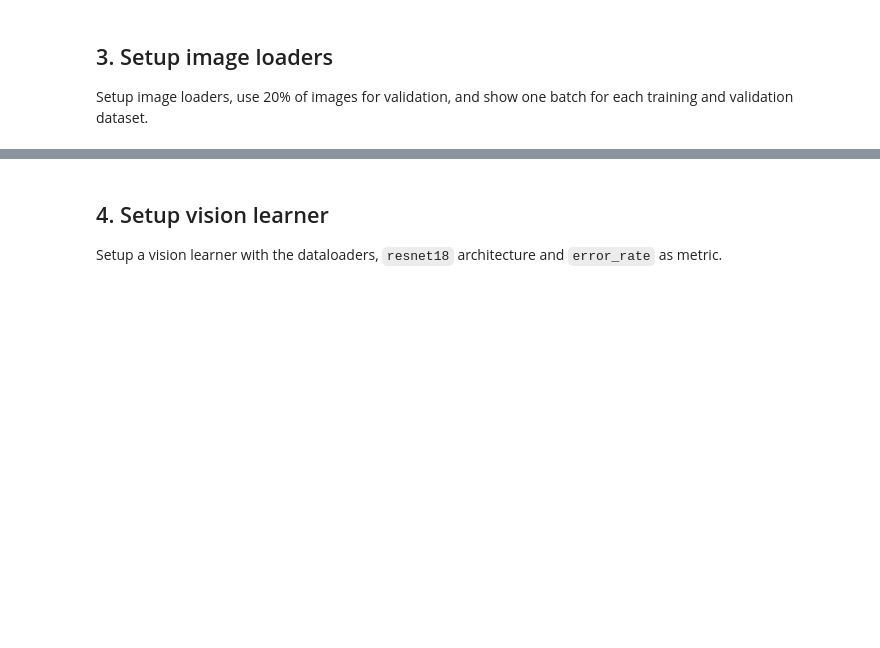
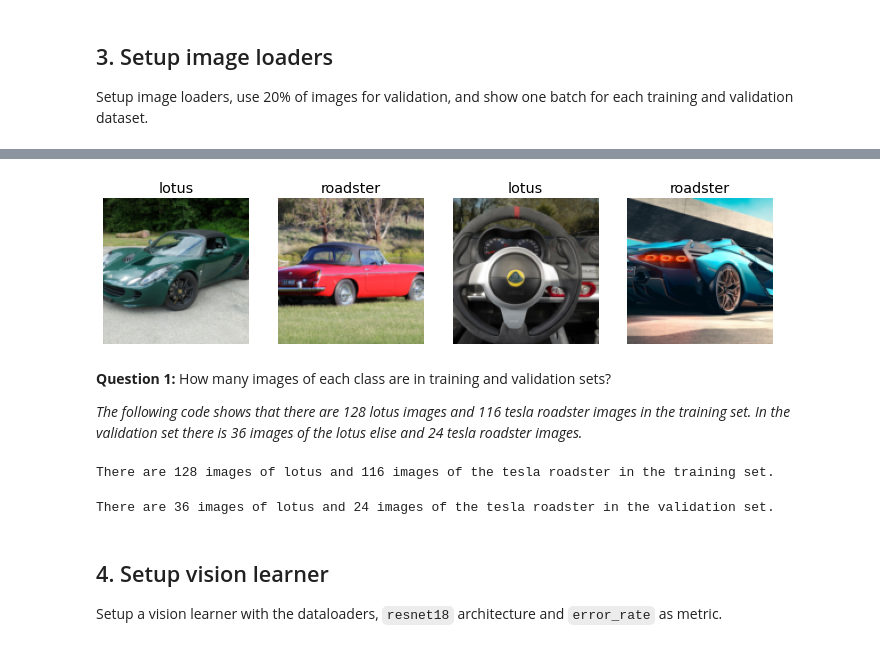
Before and after one commit to LiamJWong/Datasets, a Jupyter notebook: lab1-binary-classifier.ipynb, the cells around one changed output, grey strips where cells are left out. Cells and saved outputs as stored; diff of their text form; code cells hidden in the pictures; blank space fills up the shorter version.

```diff
--- a/lab1-binary-classifier.ipynb
+++ b/lab1-binary-classifier.ipynb
@@ -160,3 +187,37 @@ Setup image loaders, use 20% of images for validation, and show one batch for ea
+# %%
+dls.valid.show_batch(max_n=4, nrows=1)
+# %% [output]
+[figure, added]
+# %% [markdown]
+**Question 1:** How many images of each class are in training and validation sets?
+
+*The following code shows that there are 128 lotus images and 116 tesla roadster images in the training set. In the validation set there is 36 images of the lotus elise and 24 tesla roadster images.*
+# %%
+lotus = 0
+roadster = 0
+for name in dls.train.items:
+    name_split = str(name).split('/')
+    if name_split[6] == 'lotus':
+      lotus += 1
+    if name_split[6] == 'roadster':
+      roadster += 1
+
+print(f'There are {lotus} images of lotus and {roadster} images of the tesla roadster in the training set.')
+# %% [output]
+There are 128 images of lotus and 116 images of the tesla roadster in the training set.
+# %%
+lotus = 0
+roadster = 0
+for name in dls.valid.items:
+    name_split = str(name).split('/')
+    if name_split[6] == 'lotus':
+      lotus += 1
+    if name_split[6] == 'roadster':
+      roadster += 1
+
+print(f'There are {lotus} images of lotus and {roadster} images of the tesla roadster in the validation set.')
+# %% [output]
+There are 36 images of lotus and 24 images of the tesla roadster in the validation set.
 # %% [markdown]
 ## 4. Setup vision learner
 Setup a vision learner with the dataloaders, `resnet18` architecture and `error_rate` as metric.
```
Also changed, not shown: parts of 28 cells of this notebook.
